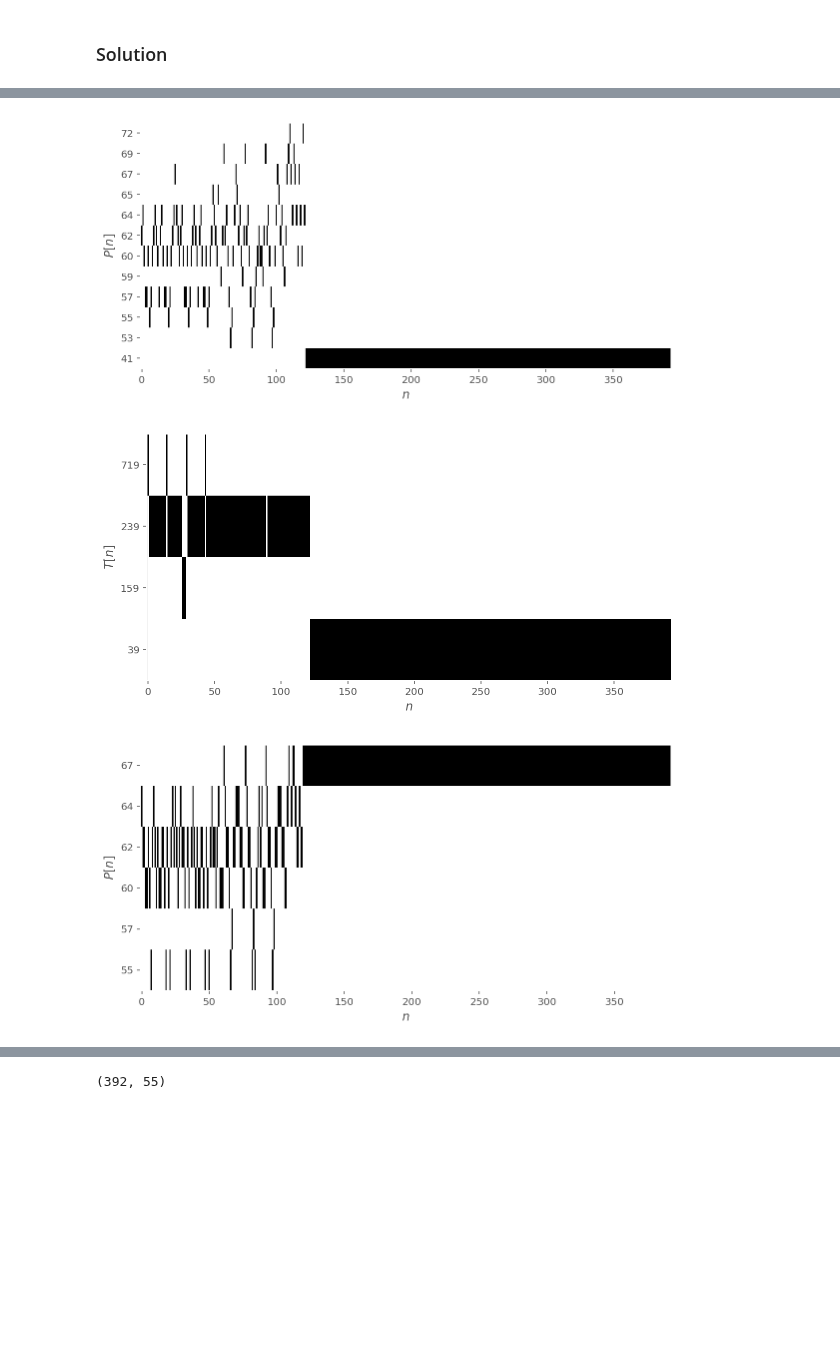
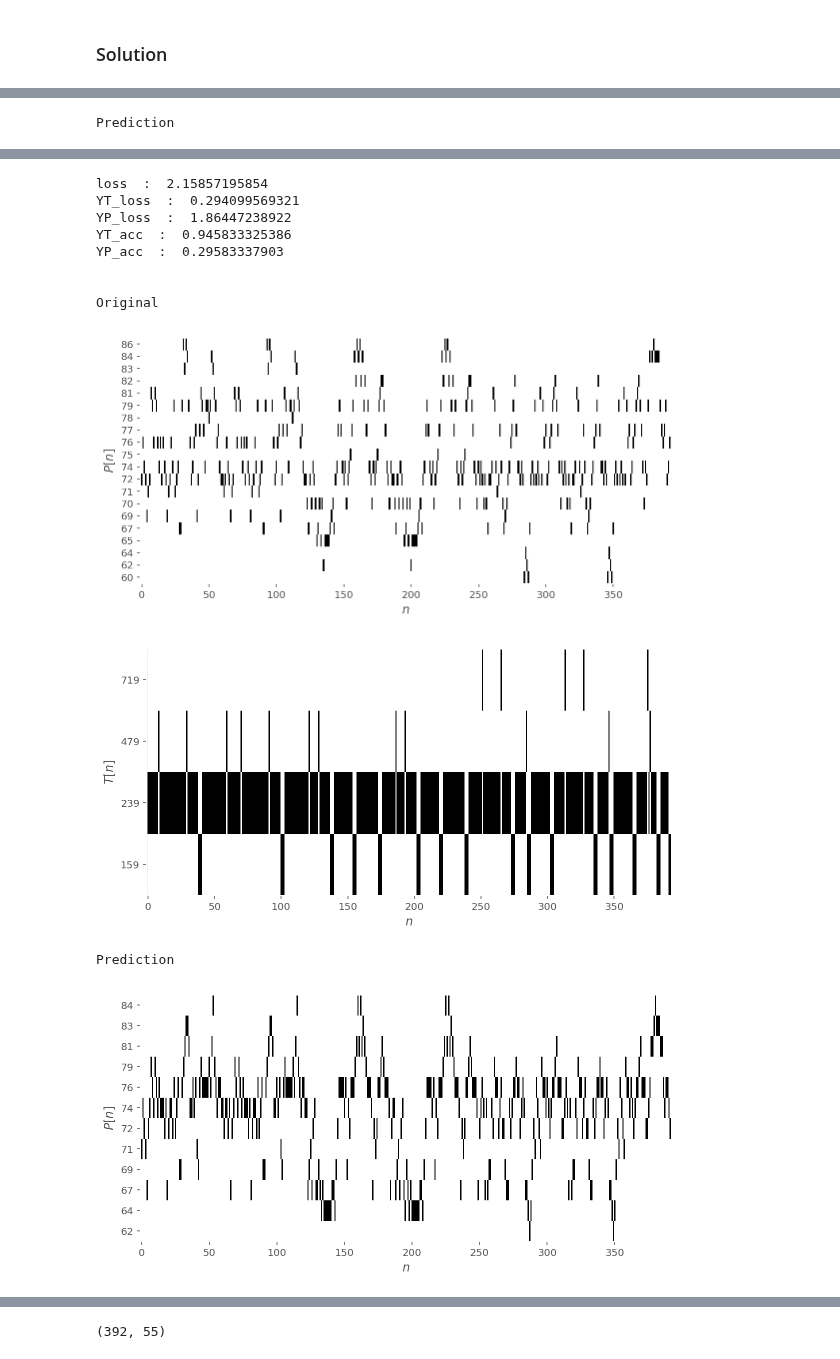
Before and after one commit to lguillain/Artificial-Neural-Networks, a Jupyter notebook: miniproject2/miniproject2_Leonore.ipynb, the cells around one changed output, grey strips where cells are left out. Cells and saved outputs as stored; diff of their text form; code cells hidden in the pictures; blank space fills up the shorter version.

```diff
--- a/miniproject2/miniproject2_Leonore.ipynb
+++ b/miniproject2/miniproject2_Leonore.ipynb
@@ -602,10 +624,9 @@ for i, key in enumerate(transposed_dataset.keys()):
 dictionaries = {'T': new_T, 'P': new_P}
 # %%
 #verify correctness - looks correct
-for label in np.random.choice(list(transposed_dataset.keys()), 3):
+for label in np.random.choice(list(transposed_dataset.keys()), 2):
     plotMelody(transposed_dataset[label]['P_matrix'],
                transposed_dataset[label]['T_matrix'], dictionaries, PrP=None, PrT=None, H=None)
-    print(transposed_dataset[label]['P_matrix'].shape)
     plotMelody(transposed_dataset[label]['P_integer'],
                transposed_dataset[label]['T_integer'], dictionaries, PrP=None, PrT=None, H=None)
 # %% [output]
@@ -625,3 +638,11 @@ for label in np.random.choice(list(transposed_dataset.keys()), 3):
+# %%
+import pickle
+
+#save to pickle for now
+#pickle.dump(transposed_dataset, open( "transposed_dataset_oneHot.pkl", "wb" ) )
+
+with open('transposed_dataset_oneHot.pkl', 'rb') as f:
+    transposed_dataset = pickle.load(f)
 # %% [markdown]
 ## Exercise 5: Building and training a generative model of  note transition with the Keras functional API
 ### Description
@@ -651,15 +672,30 @@ def buildModel(dictionaries, batch_length, dropout=0.2, activation='GRU', Hsize=
     M['P'] = Masking(mask_value=0., name="MP")(X['P'])
 
     H['1'] = Concatenate(name="MergeX")([M['T'], M['P']])
+
     if activation == 'GRU':
         #Your hidden layer(s) architecture with GRU
-        H['2'] = GRU(Hsize, dropout=0.25, recurrent_dropout=0.25, return_sequences=True)(H['1'])
+        H['2'] = GRU(Hsize,
+                     dropout=0.25,
+                     recurrent_dropout=0.25,
+                     return_sequences=True,
+                     name='recurrent_layer')(H['1'])
+
     elif activation == 'LSTM':
         #Your hidden layer(s) architecture with LSTM (For your own curiosity, not required for the project)
-        H['2'] = LSTM(Hsize, recurrent_dropout=0.25, return_sequences=True)(H['1'])
+        H['2'] = LSTM(Hsize,
+                      dropout=0.25,
+                      recurrent_dropout=0.25,
+                      return_sequences=True,
+                      name='recurrent_layer')(H['1'])
+
     elif activation == 'RNN':
         #Your hidden layer(s) architecture with SimpleRNN
-        H['2'] = SimpleRNN(Hsize, dropout=0.25, recurrent_dropout=0.25, return_sequences=True)(H['1'])
+        H['2'] = SimpleRNN(Hsize,
+                           dropout=0.25,
+                           recurrent_dropout=0.25,
+                           return_sequences=True,
+                           name='recurrent_layer')(H['1'])
 
     Y['T'] = TimeDistributed(Dense(len(dictionaries['T']), activation='softmax'), name='YT')(H['2'])
     Y['P'] = TimeDistributed(Dense(len(dictionaries['P']), activation='softmax'), name='YP')(H['2'])
@@ -821,12 +836,17 @@ BestModel = RNNmodel
 for label in np.random.choice(list(transposed_dataset.keys()), 3):
     P = transposed_dataset[label]['P_matrix']
     T = transposed_dataset[label]['T_matrix']
-    pred_T, pred_P = BestModel.predict([np.array([T[:-1]]), np.array([P[:-1]])])
+    X = [np.array([T[:-1]]), np.array([P[:-1]])]
+    Y = [np.array([T[1:]]), np.array([P[1:]])]
 
+    pred_T, pred_P = BestModel.predict(X)
+    print('Original')
     plotMelody(np.argmax(P, axis=1), np.argmax(T, axis=1), dictionaries=dictionaries)
+    print('Prediction')
     plotMelody(np.argmax(pred_P[0], axis=1), np.argmax(pred_T[0], axis=1), dictionaries=dictionaries)
-#2
 
-
-#3
+    evals = BestModel.evaluate(X,Y, verbose=0)
+    for i, metric in enumerate(evals):
+        print(BestModel.metrics_names[i] ," : ", metric)
+    print('\n')
 # %% [output]
@@ -834,0 +856 @@ for label in np.random.choice(list(transposed_dataset.keys()), 3):
+Prediction
@@ -836,4 +858,13 @@ for label in np.random.choice(list(transposed_dataset.keys()), 3):
 [figure]
+loss  :  2.15857195854
+YT_loss  :  0.294099569321
+YP_loss  :  1.86447238922
+YT_acc  :  0.945833325386
+YP_acc  :  0.29583337903
+
+
+Original
-[figure, old version]
+[figure, new version]
-[figure, old version]
+[figure, new version]
+Prediction
-[figure, old version]
+[figure, new version]
```
Also changed, not shown: parts of 25 cells of this notebook.
